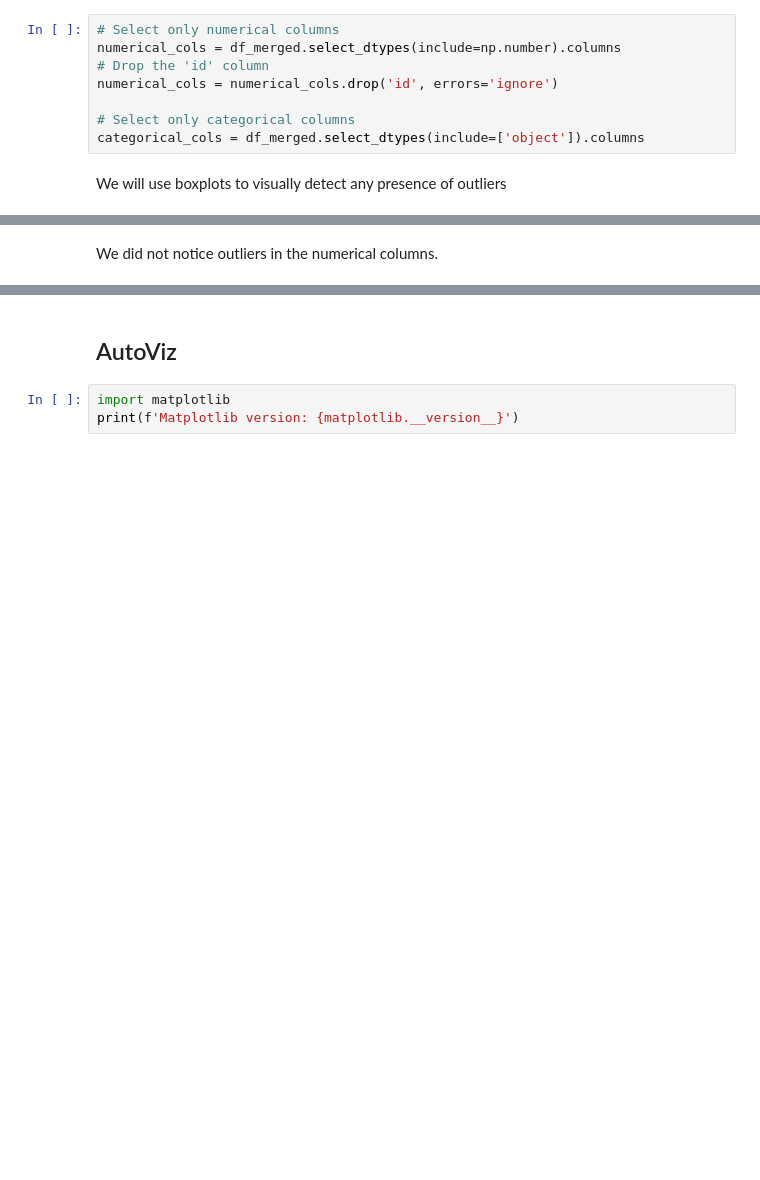
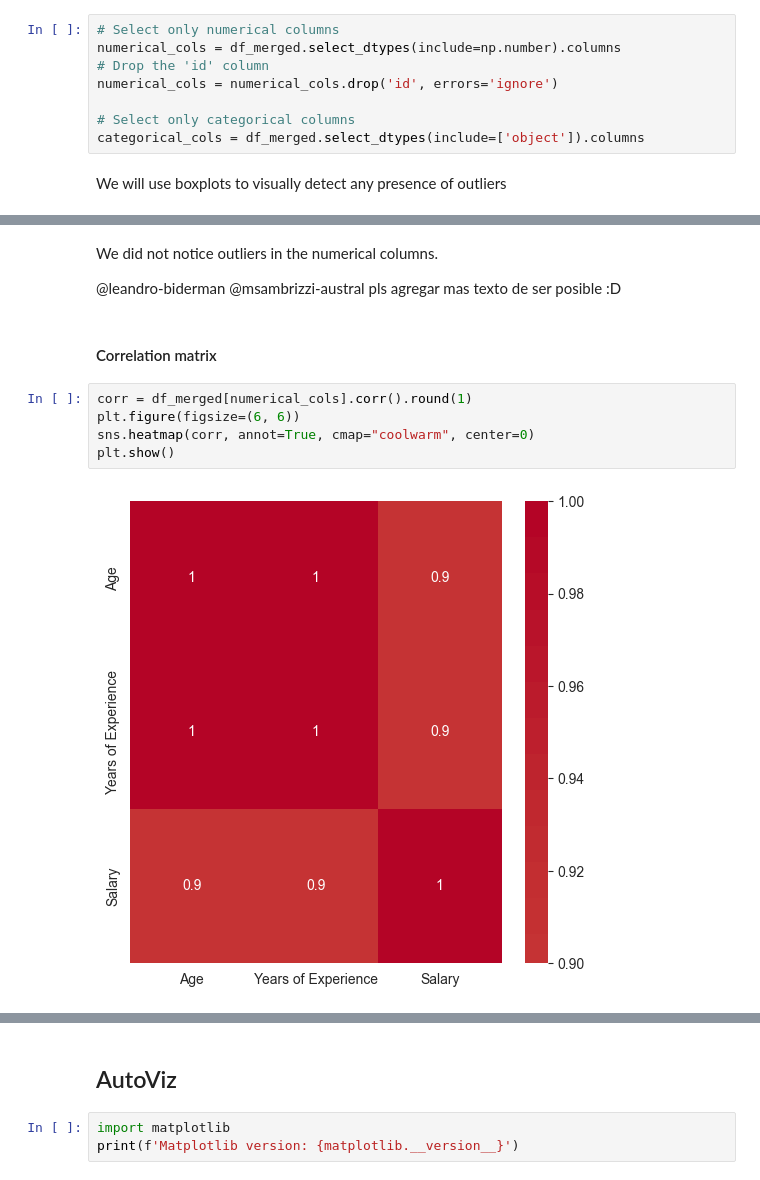
Before and after one commit to leonardoheis/fau_predic_salario, a Jupyter notebook: notebooks/main.ipynb, the cells around one changed output, grey strips where cells are left out. Drawn from its saved outputs; the diff is of its cells as text; blank space fills up the shorter version.

```diff
--- a/notebooks/main.ipynb
+++ b/notebooks/main.ipynb
@@ -519,2 +678,13 @@ boxplots(df_merged, numerical_cols)
 # %% [markdown]
 We did not notice outliers in the numerical columns.
+
+@leandro-biderman @msambrizzi-austral pls agregar mas texto de ser posible :D
+# %% [markdown]
+#### Correlation matrix
+# %%
+corr = df_merged[numerical_cols].corr().round(1)
+plt.figure(figsize=(6, 6))
+sns.heatmap(corr, annot=True, cmap="coolwarm", center=0)
+plt.show()
+# %% [output]
+[figure, added]
```
Also changed, not shown: parts of 21 cells of this notebook, 5 other files.
